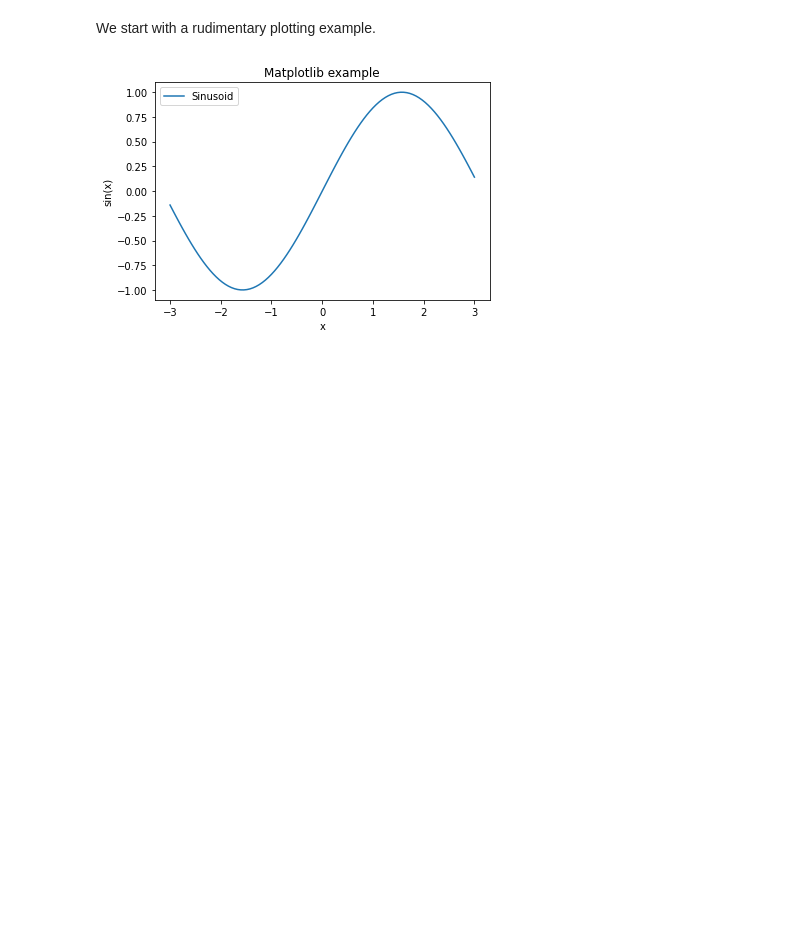
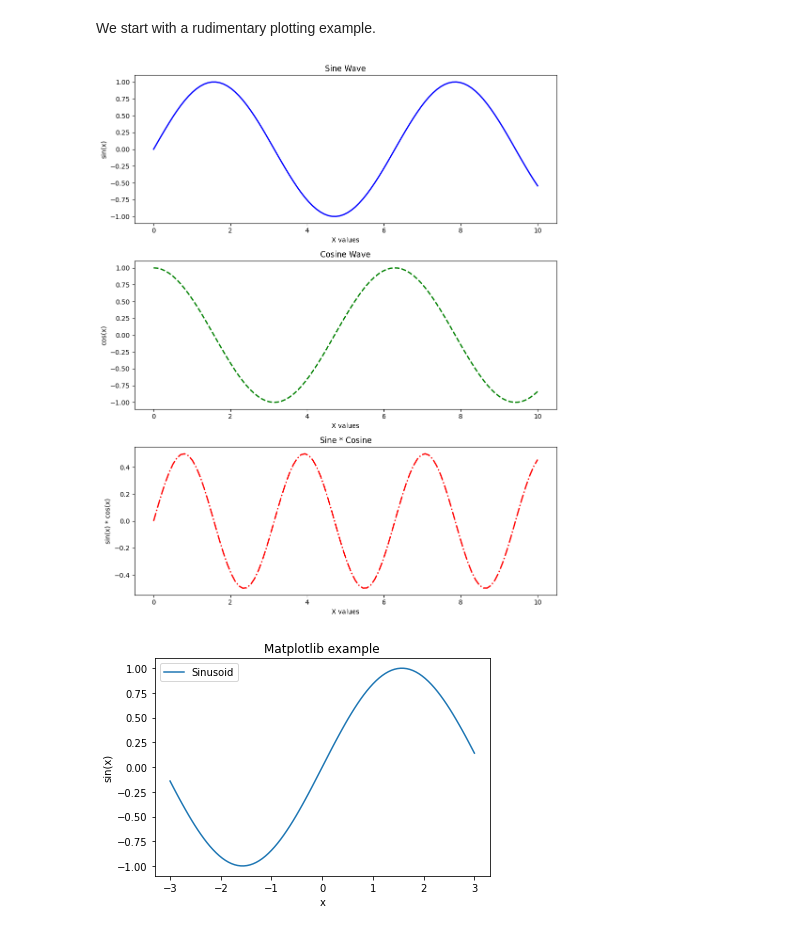
Before and after one commit to Arjunvardhanrusso/Activity-Minimization-of-Misinformation-Influence-in-Online-Social-Networks-in-SOCIAL-NETWORKING, a Jupyter notebook: notebooks/01_python_basics.ipynb, the cells around one changed output. Saved outputs shown, nothing was run; the diff lists cells and outputs as text; code cells hidden in the pictures; blank space fills up the shorter version.

```diff
--- a/notebooks/01_python_basics.ipynb
+++ b/notebooks/01_python_basics.ipynb
@@ -541,6 +541,36 @@ X, y = load_iris(return_X_y=True)
 Matplotlib is a plotting library for Python.
 # %% [markdown]
 We start with a rudimentary plotting example.
+# %%
+import matplotlib.pyplot as plt
+import numpy as np
+
+x = np.linspace(0, 10, 100)
+y1 = np.sin(x)
+y2 = np.cos(x)
+y3 = np.sin(x) * np.cos(x)
+
+fig, axs = plt.subplots(3, 1, figsize=(10, 12))
+
+axs[0].plot(x, y1, color='blue', linestyle='-', linewidth=2)
+axs[0].set_title('Sine Wave')
+axs[0].set_xlabel('X values')
+axs[0].set_ylabel('sin(x)')
+
+axs[1].plot(x, y2, color='green', linestyle='--', linewidth=2)
+axs[1].set_title('Cosine Wave')
+axs[1].set_xlabel('X values')
+axs[1].set_ylabel('cos(x)')
+
+axs[2].plot(x, y3, color='red', linestyle='-.', linewidth=2)
+axs[2].set_title('Sine * Cosine')
+axs[2].set_xlabel('X values')
+axs[2].set_ylabel('sin(x) * cos(x)')
+
+plt.tight_layout()
+plt.show()
+# %% [output]
+[figure, added]
 # %%
 from matplotlib import pyplot as plt
 
```
